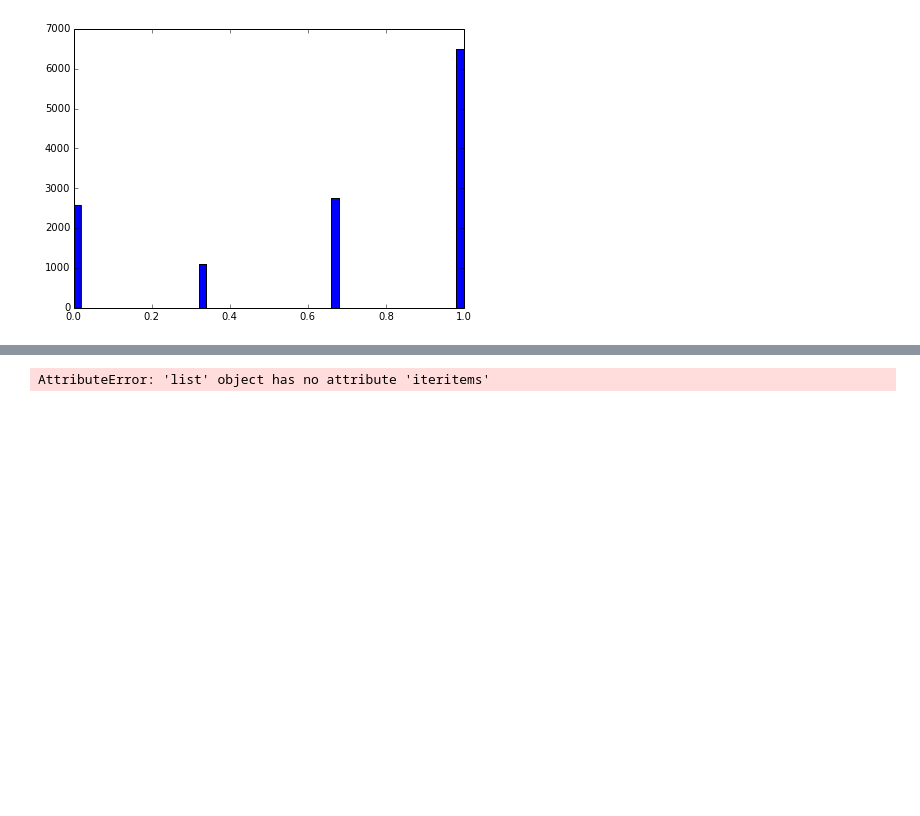
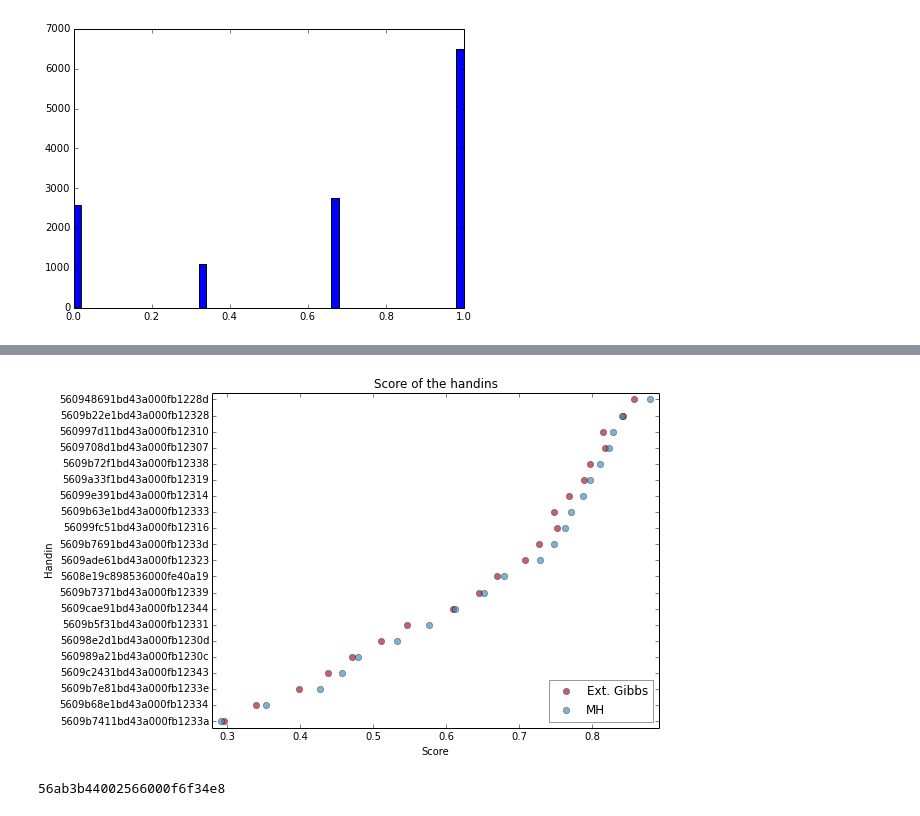
Before and after one commit to TomMalow/pymcmodels, a Jupyter notebook: Ext. Gibbs vs MH.ipynb, the cells around one changed output, grey strips where cells are left out. Saved outputs shown, nothing was run; the diff lists cells and outputs as text; code cells hidden in the pictures; blank space fills up the shorter version.

```diff
--- a/Ext. Gibbs vs MH.ipynb
+++ b/Ext. Gibbs vs MH.ipynb
@@ -1117,33 +640,28 @@ def plot_handins(t,results,nth=1):
         val = list()
         for (name,data) in results:
             val.append(np.mean(data['u_h'][id]))
-        obs_scores = list()
-        for grader in t.handins[id].graders:
-            obs_scores.extend(map(lambda x : x[1],t.handins[id].get_grader_answers(grader.id)))
-        scores.append((text,val,np.mean(data['u_h'][id]),t.handins[id].mean,obs_scores))
-    scores.sort(key=lambda x:x[3])
+#        obs_scores = list()
+#        for grader in t.handins[id].graders:
+#            val = t.handins[id].get_grader_answers(grader.id)
+#                obs_scores.extend(t.handins[id].get_grader_answers(grader.id))
+        scores.append((text,val,np.mean(data['u_h'][id])))
+    scores.sort(key=lambda x:x[2])
     scores_ = scores[::nth]
 
     y = xrange(0,len(scores_))
-    true_score_ = map(lambda x : x[3],scores_)
-    true_score = map(lambda x : x[3],scores)
     for i in xrange(len(results)):
         x = map(lambda x : x[1][i],scores)
         x_ = map(lambda x : x[1][i],scores_)
-        print "MAE %s: %f" % (labels[i], MAE(true_score,x))
         plt.plot(x_,y,'o',color=colors[i],label=labels[i],alpha=0.65)
 
-    plt.plot(true_score_,y,'x',color='black',label="True score")
-    obs_score_ = map(lambda x : x[4],scores_)
-    for i, ob in enumerate(obs_score_):
-        if i == 0:
-            plt.plot(ob,[y[i]]*len(ob),'.',color='gray',alpha=0.1,label="Obs scores")
-            plt.plot(np.mean(ob),y[i],'.',color='black',label="Average obs score")
-        else:
-            plt.plot(ob,[y[i]]*len(ob),'.',color='gray',alpha=0.1)
-            plt.plot(np.mean(ob),y[i],'.',color='black')
-    obs_score = map(lambda x : x[4],scores)
-    print "MAE %s: %f" % ("Observed average score", MAE(true_score,map(lambda x : np.mean(x),obs_score)))
+#    obs_score_ = map(lambda x : x[3],scores_)
+#    for i, ob in enumerate(obs_score_):
+#        if i == 0:
+#            plt.plot(ob,[y[i]]*len(ob),'.',color='gray',alpha=0.1,label="Obs scores")
+#            plt.plot(np.mean(ob),y[i],'.',color='black',label="Average obs score")
+#        else:
+#            plt.plot(ob,[y[i]]*len(ob),'.',color='gray',alpha=0.1)
+#            plt.plot(np.mean(ob),y[i],'.',color='black')
 
     ylabel = map(lambda x : x[0],scores_)
     plt.yticks(xrange(0,len(scores)),ylabel)
@@ -1198,5 +716,11 @@ plot_bias(a1_data,[("Ext. Gibbs",a1_gibbs_e_result),("MH",a1_MH_result)],nth=1)
 # %%
-figsize(12,8)
-plot_handins(a1_data,[("Ext. Gibbs",a1_gibbs_e_result),("MH",a1_MH_result)],nth=1)
+figsize(8,6)
+plot_handins(a1_data,[("Ext. Gibbs",a1_gibbs_e_result),("MH",a1_MH_result)],nth=3)
 # %% [output]
-AttributeError: 'list' object has no attribute 'iteritems'
+[figure, added]
+# %%
+a2 = data_model.Assignment.objects.get(title="Aflevering 1: Sjov med tabeller")
+
+a2_data = fetch_assignment_data(a2)
+# %% [output]
+56ab3b44002566000f6f34e8
```
Also changed, not shown: parts of 14 cells of this notebook, 2 other files.
